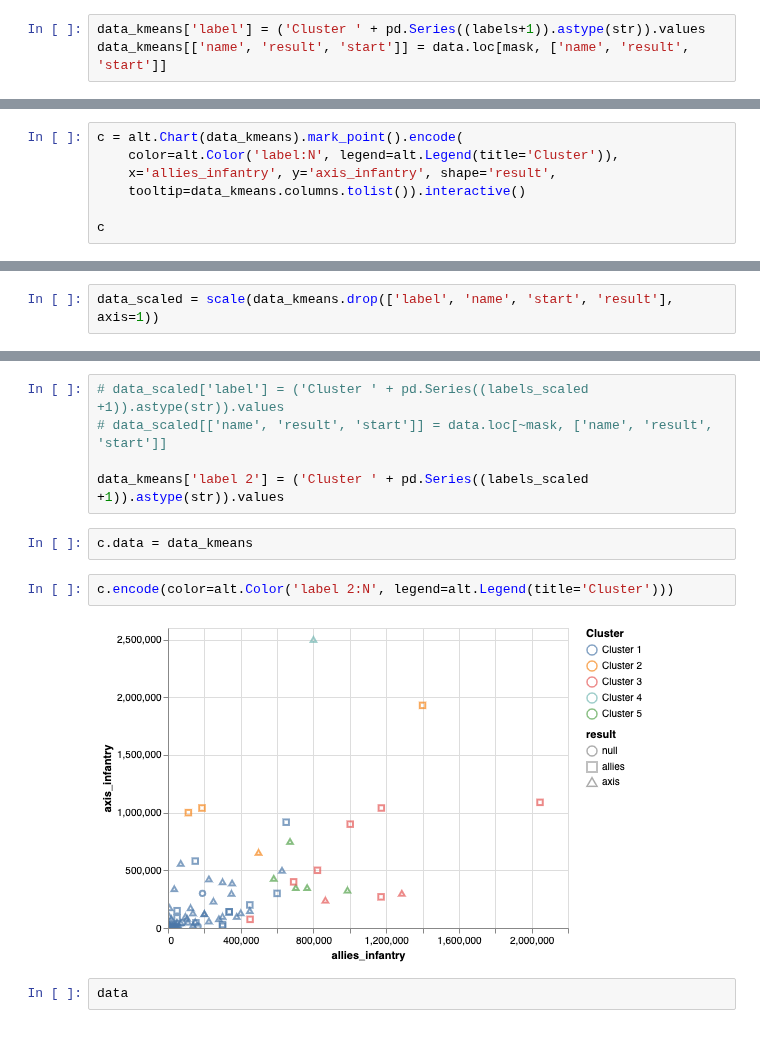
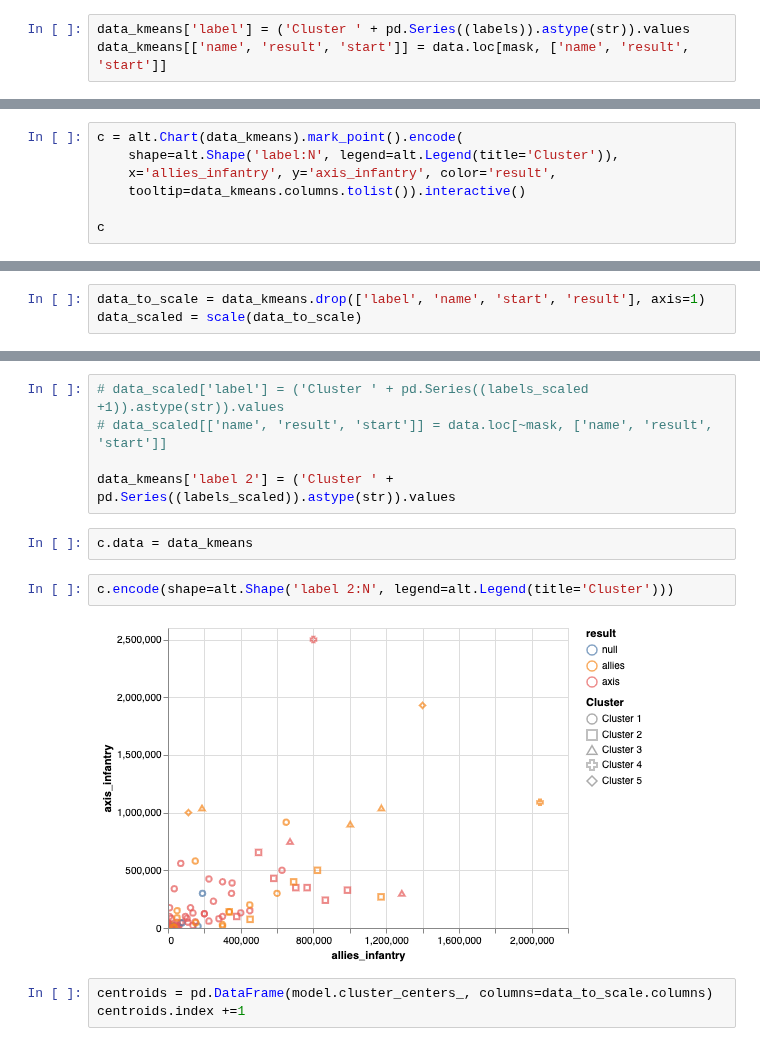
Before and after one commit to PacktPublishing/Learn-Python-by-Building-Data-Science-Applications, a Jupyter notebook: Chapter13/1_unsupervised_ml.ipynb, the cells around one changed output, grey strips where cells are left out. Cells and saved outputs as stored; diff of their text form.

```diff
--- a/Chapter13/1_unsupervised_ml.ipynb
+++ b/Chapter13/1_unsupervised_ml.ipynb
@@ -80,5 +82,5 @@ print(labels + 1)
 # %%
-data_kmeans['label'] = ('Cluster ' + pd.Series((labels+1)).astype(str)).values
+data_kmeans['label'] = ('Cluster ' + pd.Series((labels)).astype(str)).values
 data_kmeans[['name', 'result', 'start']] = data.loc[mask, ['name', 'result', 'start']]
 # %% [markdown]
 ## Visualise
@@ -86,8 +88,8 @@ data_kmeans[['name', 'result', 'start']] = data.loc[mask, ['name', 'result', 'st
 import altair as alt
 # %%
 c = alt.Chart(data_kmeans).mark_point().encode(
-    color=alt.Color('label:N', legend=alt.Legend(title='Cluster')),
-    x='allies_infantry', y='axis_infantry', shape='result',
+    shape=alt.Shape('label:N', legend=alt.Legend(title='Cluster')),
+    x='allies_infantry', y='axis_infantry', color='result',
     tooltip=data_kmeans.columns.tolist()).interactive()
 
 c
@@ -98,19 +100,21 @@ c
 # %%
 from sklearn.preprocessing import scale
 # %%
-data_scaled = scale(data_kmeans.drop(['label', 'name', 'start', 'result'], axis=1))
+data_to_scale = data_kmeans.drop(['label', 'name', 'start', 'result'], axis=1)
+data_scaled = scale(data_to_scale)
 # %%
 labels_scaled = model.fit_predict(data_scaled) + 1
 # %%
 # data_scaled['label'] = ('Cluster ' + pd.Series((labels_scaled +1)).astype(str)).values
 # data_scaled[['name', 'result', 'start']] = data.loc[~mask, ['name', 'result', 'start']]
 
-data_kmeans['label 2'] = ('Cluster ' + pd.Series((labels_scaled +1)).astype(str)).values
+data_kmeans['label 2'] = ('Cluster ' + pd.Series((labels_scaled)).astype(str)).values
 # %%
 c.data = data_kmeans
 # %%
-c.encode(color=alt.Color('label 2:N', legend=alt.Legend(title='Cluster')))
+c.encode(shape=alt.Shape('label 2:N', legend=alt.Legend(title='Cluster')))
 # %% [output]
-[figure, old version]
+[figure, new version]
-# %%
-data
+# %%
+centroids = pd.DataFrame(model.cluster_centers_, columns=data_to_scale.columns)
+centroids.index +=1
```
Also changed, not shown: parts of 7 cells of this notebook, 2 other files.
